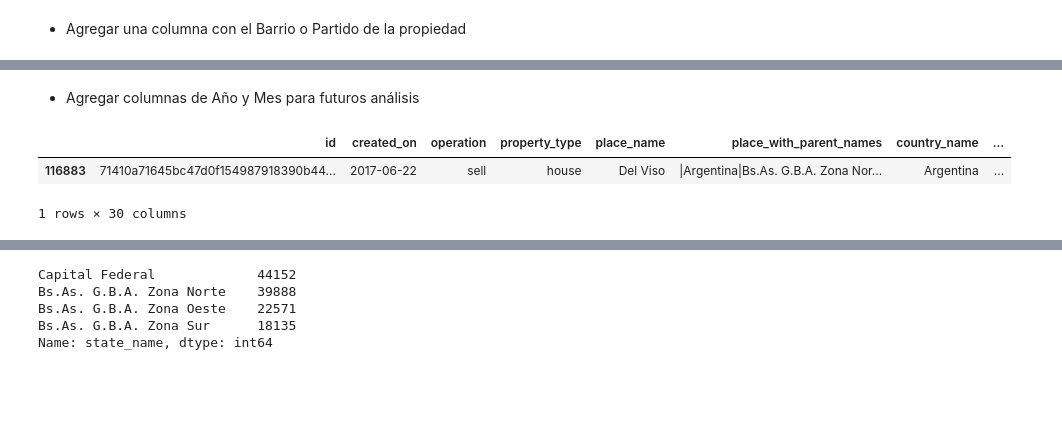
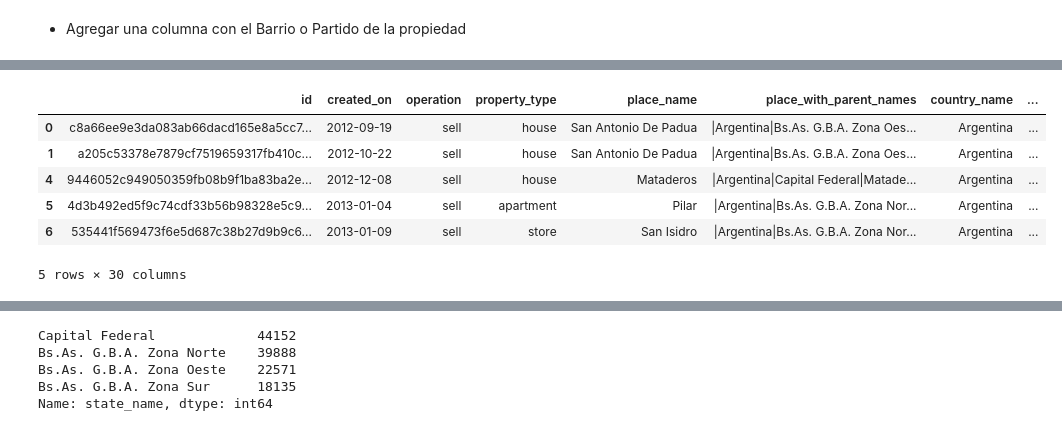
Before and after one commit to DanielMankowski/Data-Scients, a Jupyter notebook: TP 1.ipynb, the cells around one changed output, grey strips where cells are left out. Drawn from its saved outputs; the diff is of its cells as text; code cells hidden in the pictures; blank space fills up the shorter version.

```diff
--- a/TP 1.ipynb
+++ b/TP 1.ipynb
@@ -86,11 +98,12 @@ prop_caba_gba.sample()
-# %% [markdown]
-* Agregar columnas de Año y Mes para futuros análisis
-# %%
-prop_caba_gba.loc[:,'year'] = pd.to_datetime(prop_caba_gba.loc[:,'created_on']).dt.year
-prop_caba_gba.loc[:,'month'] = pd.to_datetime(prop_caba_gba.loc[:,'created_on']).dt.month
-prop_caba_gba.sample()
-# %% [output]
-|  | id | created_on | operation | property_type | place_name | place_with_parent_names | country_name | ... |
-| 116883 | 71410a71645bc47d0f154987918390b44... | 2017-06-22 | sell | house | Del Viso | |Argentina|Bs.As. G.B.A. Zona Nor... | Argentina | ... |
-1 rows × 30 columns
+# %%
+# Vista final de cómo quedó el DataFrame
+prop_caba_gba.head()
+# %% [output]
+|  | id | created_on | operation | property_type | place_name | place_with_parent_names | country_name | ... |
+| 0 | c8a66ee9e3da083ab66dacd165e8a5cc7... | 2012-09-19 | sell | house | San Antonio De Padua | |Argentina|Bs.As. G.B.A. Zona Oes... | Argentina | ... |
+| 1 | a205c53378e7879cf7519659317fb410c... | 2012-10-22 | sell | house | San Antonio De Padua | |Argentina|Bs.As. G.B.A. Zona Oes... | Argentina | ... |
+| 4 | 9446052c949050359fb08b9f1ba83ba2e... | 2012-12-08 | sell | house | Mataderos | |Argentina|Capital Federal|Matade... | Argentina | ... |
+| 5 | 4d3b492ed5f9c74cdf33b56b98328e5c9... | 2013-01-04 | sell | apartment | Pilar | |Argentina|Bs.As. G.B.A. Zona Nor... | Argentina | ... |
+| 6 | 535441f569473f6e5d687c38b27d9b9c6... | 2013-01-09 | sell | store | San Isidro | |Argentina|Bs.As. G.B.A. Zona Nor... | Argentina | ... |
+5 rows × 30 columns
 # %% [markdown]
```
Also changed, not shown: parts of 26 cells of this notebook.
